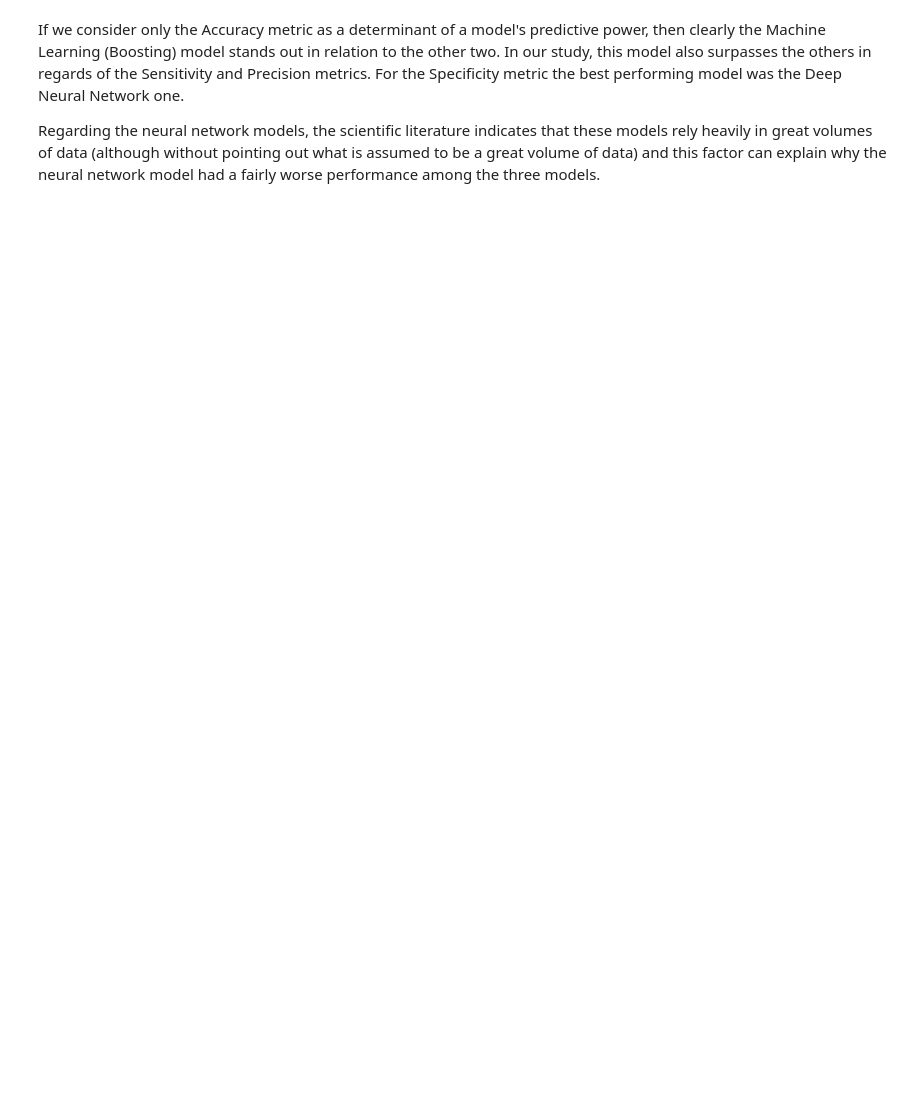
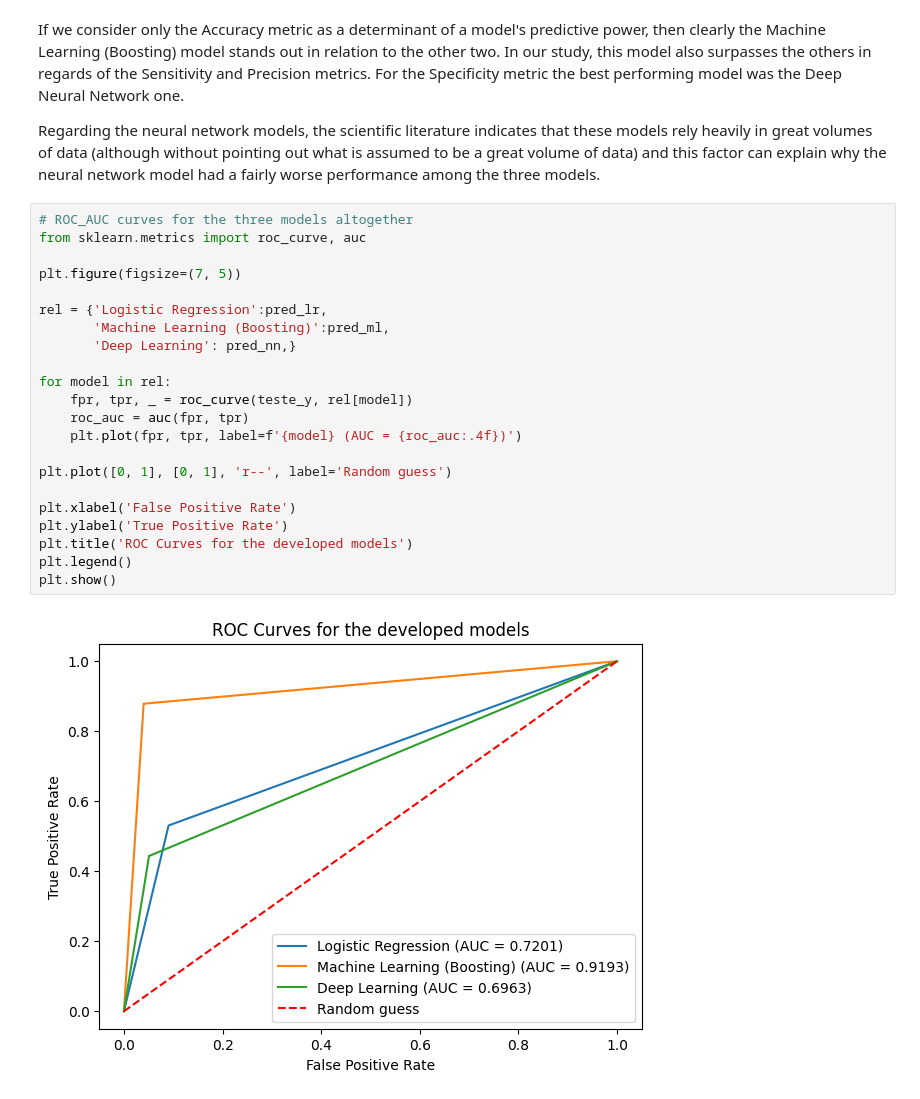
Before and after one commit to CarecaRS/NovaIMS_PM, a Jupyter notebook: project.ipynb, the cells around one changed output. Saved outputs shown, nothing was run; the diff lists cells and outputs as text; blank space fills up the shorter version.

```diff
--- a/project.ipynb
+++ b/project.ipynb
@@ -897,3 +894,27 @@ These are all four metrics from each model:
 If we consider only the Accuracy metric as a determinant of a model's predictive power, then clearly the Machine Learning (Boosting) model stands out in relation to the other two. In our study, this model also surpasses the others in regards of the Sensitivity and Precision metrics. For the Specificity metric the best performing model was the Deep Neural Network one.
 
 Regarding the neural network models, the scientific literature indicates that these models rely heavily in great volumes of data (although without pointing out what is assumed to be a great volume of data) and this factor can explain why the neural network model had a fairly worse performance among the three models.
+# %%
+# ROC_AUC curves for the three models altogether
+from sklearn.metrics import roc_curve, auc
+
+plt.figure(figsize=(7, 5))
+
+rel = {'Logistic Regression':pred_lr,
+       'Machine Learning (Boosting)':pred_ml,
+       'Deep Learning': pred_nn,}
+
+for model in rel:
+    fpr, tpr, _ = roc_curve(teste_y, rel[model])
+    roc_auc = auc(fpr, tpr)
+    plt.plot(fpr, tpr, label=f'{model} (AUC = {roc_auc:.4f})')
+
+plt.plot([0, 1], [0, 1], 'r--', label='Random guess')
+
+plt.xlabel('False Positive Rate')
+plt.ylabel('True Positive Rate')
+plt.title('ROC Curves for the developed models')
+plt.legend()
+plt.show()
+# %% [output]
+[figure, added]
```
Also changed, not shown: parts of 7 cells of this notebook.
